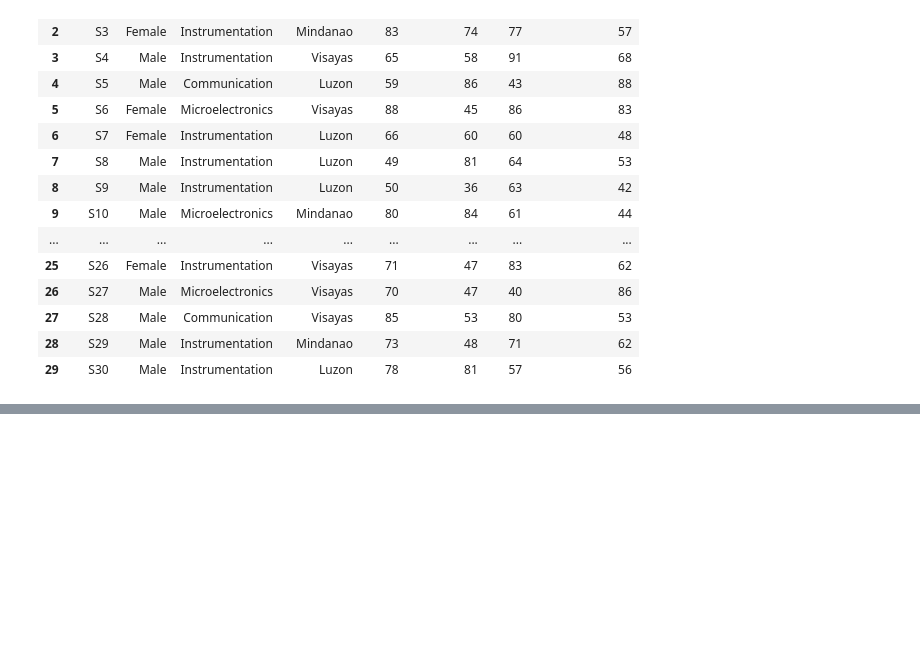
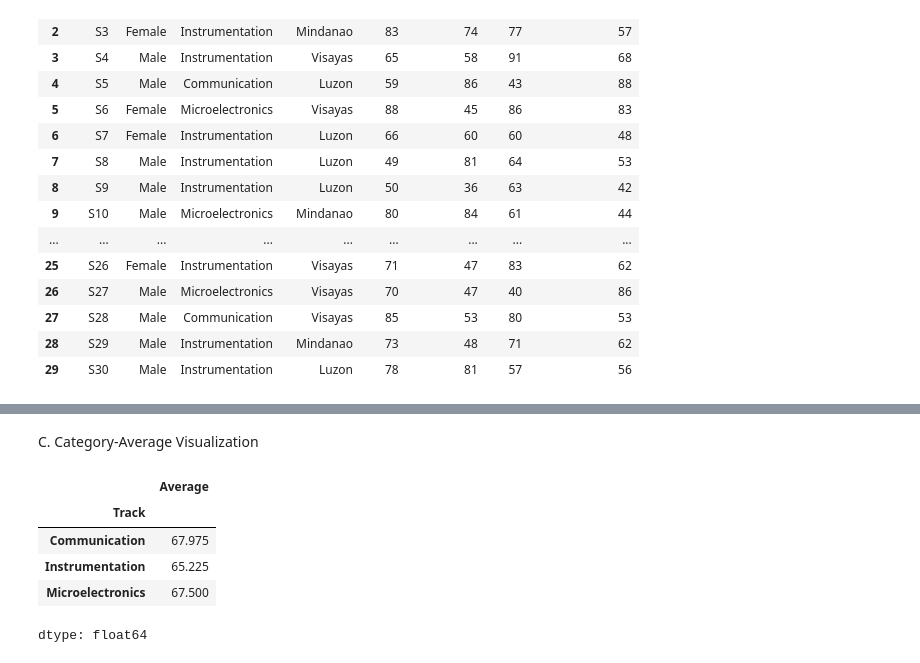
Before and after one commit to jasminemontillana/ECE2112_PA4, a Jupyter notebook: Programming_Assignment_4.ipynb, the cells around one changed output, grey strips where cells are left out. Cells and saved outputs as stored; diff of their text form; code cells hidden in the pictures; blank space fills up the shorter version.

```diff
--- a/Programming_Assignment_4.ipynb
+++ b/Programming_Assignment_4.ipynb
@@ -30,0 +63,12 @@ IndexingError: Too many indexers
+# %% [markdown]
+C. Category-Average Visualization
+# %%
+Track_Average = df.groupby('Track')['Average'].mean()
+Track_Average
+# %% [output]
+|  | Average |
+| Track |  |
+| Communication | 67.975 |
+| Instrumentation | 65.225 |
+| Microelectronics | 67.500 |
+dtype: float64
```
Also changed, not shown: parts of 9 cells of this notebook.
